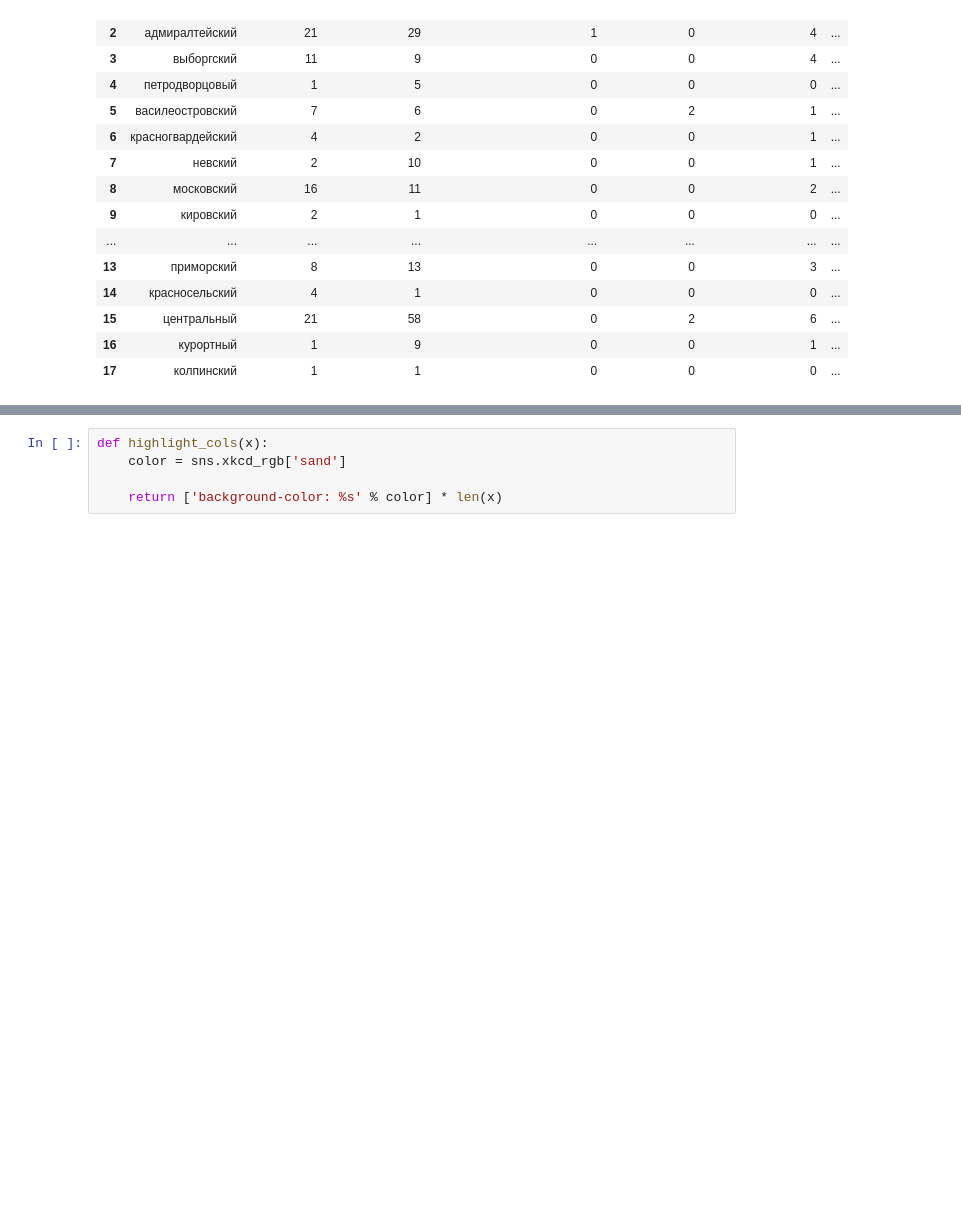
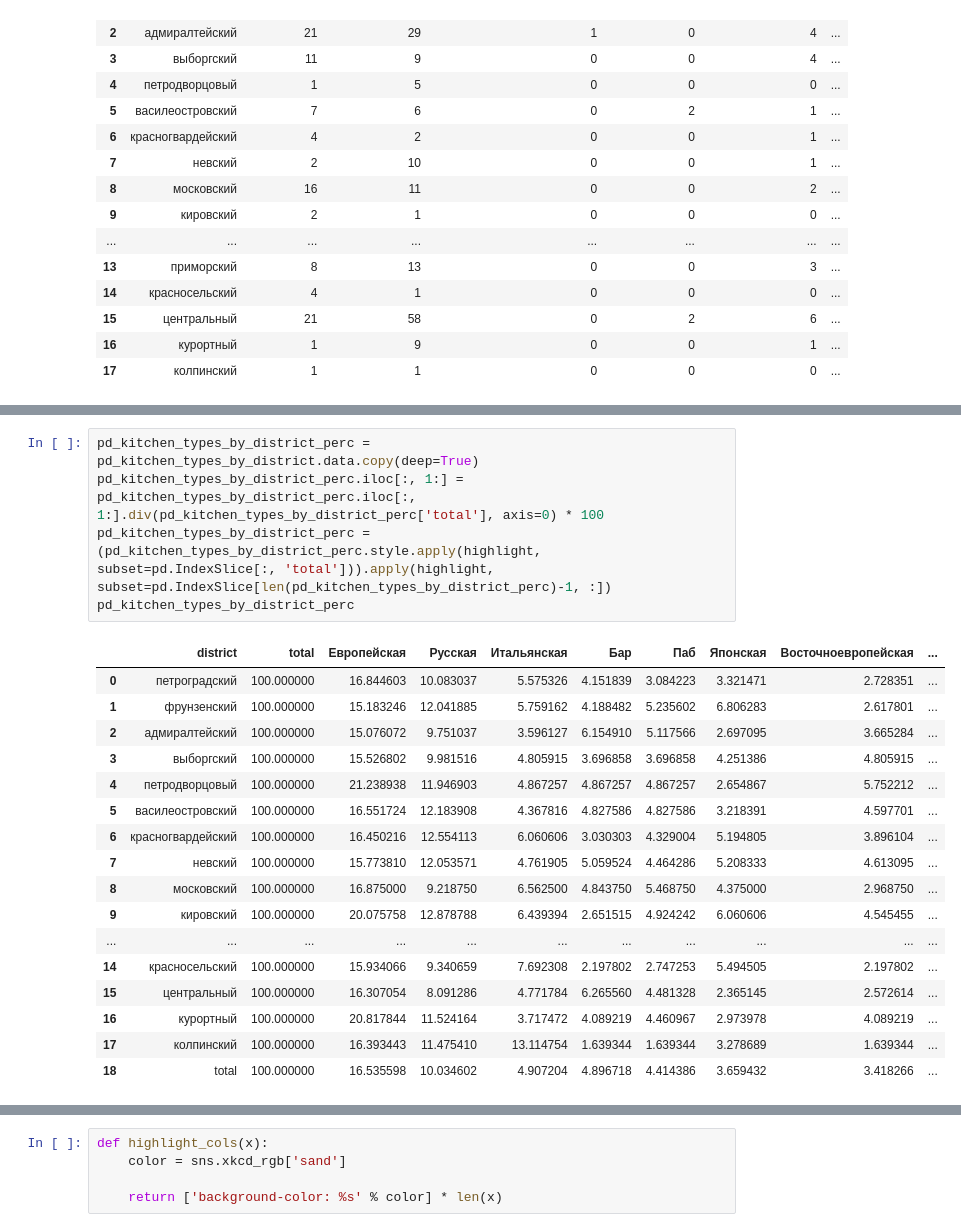
Before and after one commit to ValeryVolokha/SPbRestaurantsAnalyticalProject, a Jupyter notebook: analysis.ipynb, the cells around one changed output, grey strips where cells are left out. Cells and saved outputs as stored; diff of their text form; blank space fills up the shorter version.

```diff
--- a/analysis.ipynb
+++ b/analysis.ipynb
@@ -249,0 +250,23 @@ kitchen_types_by_district_counts_reordered.toPandas()
+# %%
+pd_kitchen_types_by_district_perc = pd_kitchen_types_by_district.data.copy(deep=True)
+pd_kitchen_types_by_district_perc.iloc[:, 1:] = pd_kitchen_types_by_district_perc.iloc[:, 1:].div(pd_kitchen_types_by_district_perc['total'], axis=0) * 100
+pd_kitchen_types_by_district_perc = (pd_kitchen_types_by_district_perc.style.apply(highlight, subset=pd.IndexSlice[:, 'total'])).apply(highlight, subset=pd.IndexSlice[len(pd_kitchen_types_by_district_perc)-1, :])
+pd_kitchen_types_by_district_perc
+# %% [output]
+|  | district | total | Европейская | Русская | Итальянская | Бар | Паб | Японская | Восточноевропейская | ... |
+| 0 | петроградский | 100.000000 | 16.844603 | 10.083037 | 5.575326 | 4.151839 | 3.084223 | 3.321471 | 2.728351 | ... |
+| 1 | фрунзенский | 100.000000 | 15.183246 | 12.041885 | 5.759162 | 4.188482 | 5.235602 | 6.806283 | 2.617801 | ... |
+| 2 | адмиралтейский | 100.000000 | 15.076072 | 9.751037 | 3.596127 | 6.154910 | 5.117566 | 2.697095 | 3.665284 | ... |
+| 3 | выборгский | 100.000000 | 15.526802 | 9.981516 | 4.805915 | 3.696858 | 3.696858 | 4.251386 | 4.805915 | ... |
+| 4 | петродворцовый | 100.000000 | 21.238938 | 11.946903 | 4.867257 | 4.867257 | 4.867257 | 2.654867 | 5.752212 | ... |
+| 5 | василеостровский | 100.000000 | 16.551724 | 12.183908 | 4.367816 | 4.827586 | 4.827586 | 3.218391 | 4.597701 | ... |
+| 6 | красногвардейский | 100.000000 | 16.450216 | 12.554113 | 6.060606 | 3.030303 | 4.329004 | 5.194805 | 3.896104 | ... |
+| 7 | невский | 100.000000 | 15.773810 | 12.053571 | 4.761905 | 5.059524 | 4.464286 | 5.208333 | 4.613095 | ... |
+| 8 | московский | 100.000000 | 16.875000 | 9.218750 | 6.562500 | 4.843750 | 5.468750 | 4.375000 | 2.968750 | ... |
+| 9 | кировский | 100.000000 | 20.075758 | 12.878788 | 6.439394 | 2.651515 | 4.924242 | 6.060606 | 4.545455 | ... |
+| ... | ... | ... | ... | ... | ... | ... | ... | ... | ... | ... |
+| 14 | красносельский | 100.000000 | 15.934066 | 9.340659 | 7.692308 | 2.197802 | 2.747253 | 5.494505 | 2.197802 | ... |
+| 15 | центральный | 100.000000 | 16.307054 | 8.091286 | 4.771784 | 6.265560 | 4.481328 | 2.365145 | 2.572614 | ... |
+| 16 | курортный | 100.000000 | 20.817844 | 11.524164 | 3.717472 | 4.089219 | 4.460967 | 2.973978 | 4.089219 | ... |
+| 17 | колпинский | 100.000000 | 16.393443 | 11.475410 | 13.114754 | 1.639344 | 1.639344 | 3.278689 | 1.639344 | ... |
+| 18 | total | 100.000000 | 16.535598 | 10.034602 | 4.907204 | 4.896718 | 4.414386 | 3.659432 | 3.418266 | ... |
```
Also changed, not shown: parts of 6 cells of this notebook, 7 other files.
